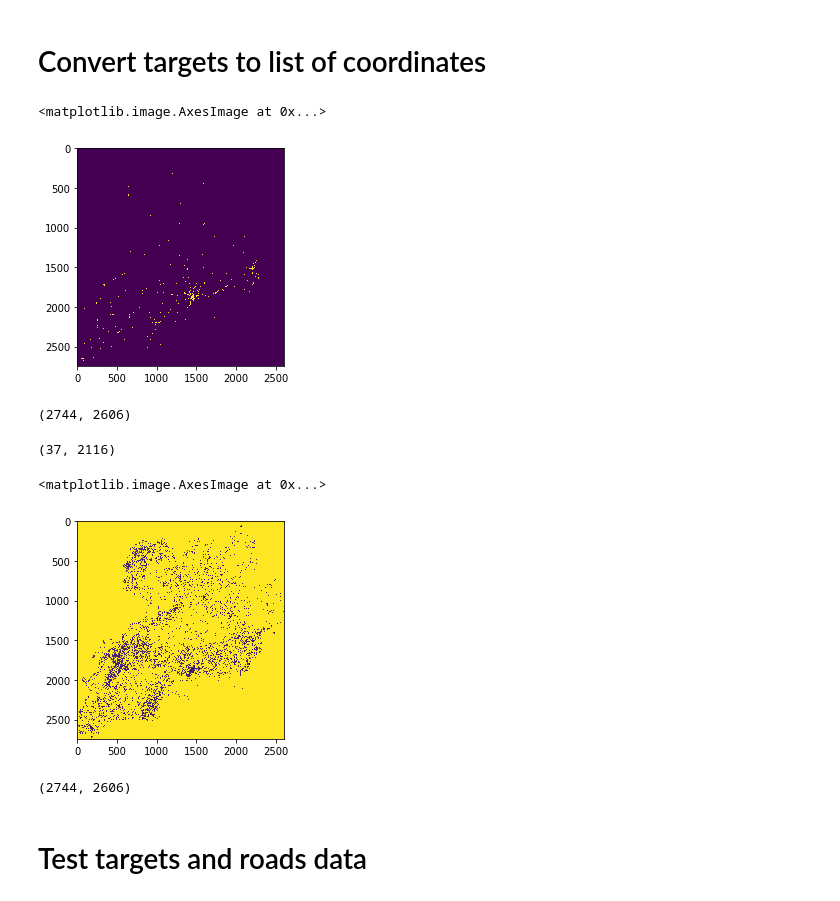
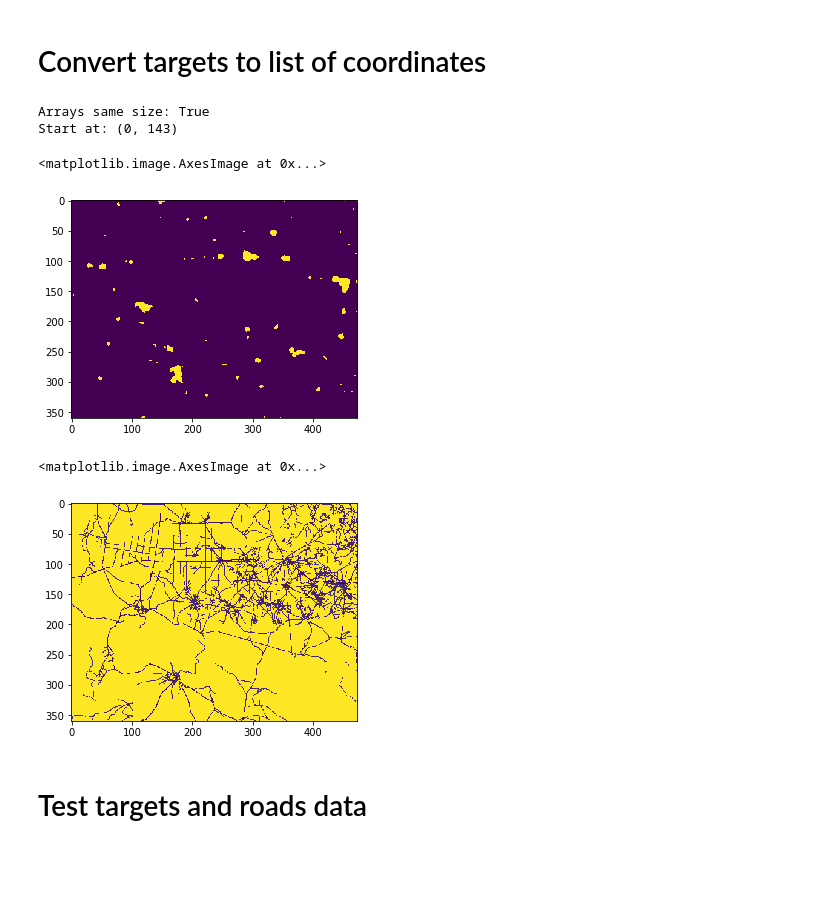
Before and after one commit to carderne/gridfinder, a Jupyter notebook: gridfinder.ipynb, the cells around one changed output. Cells and saved outputs as stored; diff of their text form; code cells hidden in the pictures; blank space fills up the shorter version.

```diff
--- a/gridfinder.ipynb
+++ b/gridfinder.ipynb
@@ -179,33 +132,24 @@ plt.imshow(path, cmap='pink')
 # %% [markdown]
 # Convert targets to list of coordinates
 # %%
-folder = Path('uganda_big')
+folder = Path('tanzania')
 targets_in = folder / 'ntl.tif'
 costs_in = folder / 'roads.tif'
 # %%
-targets, transform, start = gf.get_targets(targets_in)
+targets, costs, start = get_targets_costs(targets_in, costs_in)
+print('Arrays same size:', targets.shape == costs.shape)
+print('Start at:', start)
 plt.imshow(targets, cmap='viridis')
 # %% [output]
-<matplotlib.image.AxesImage at 0x...>
+Arrays same size: True
+Start at: (0, 143)
+<matplotlib.image.AxesImage at 0x...>
-[figure, old version]
+[figure, new version]
-# %%
-targets.shape
-# %% [output]
-(2744, 2606)
-# %%
-start
-# %% [output]
-(37, 2116)
 # %%
-costs = gf.get_costs(costs_in)
 plt.imshow(costs, cmap='viridis')
 # %% [output]
 <matplotlib.image.AxesImage at 0x...>
-[figure, old version]
+[figure, new version]
-# %%
-costs.shape
-# %% [output]
-(2744, 2606)
 # %% [markdown]
 # Test targets and roads data
 # %%
```
Also changed, not shown: parts of 25 cells of this notebook, 2 other files.
